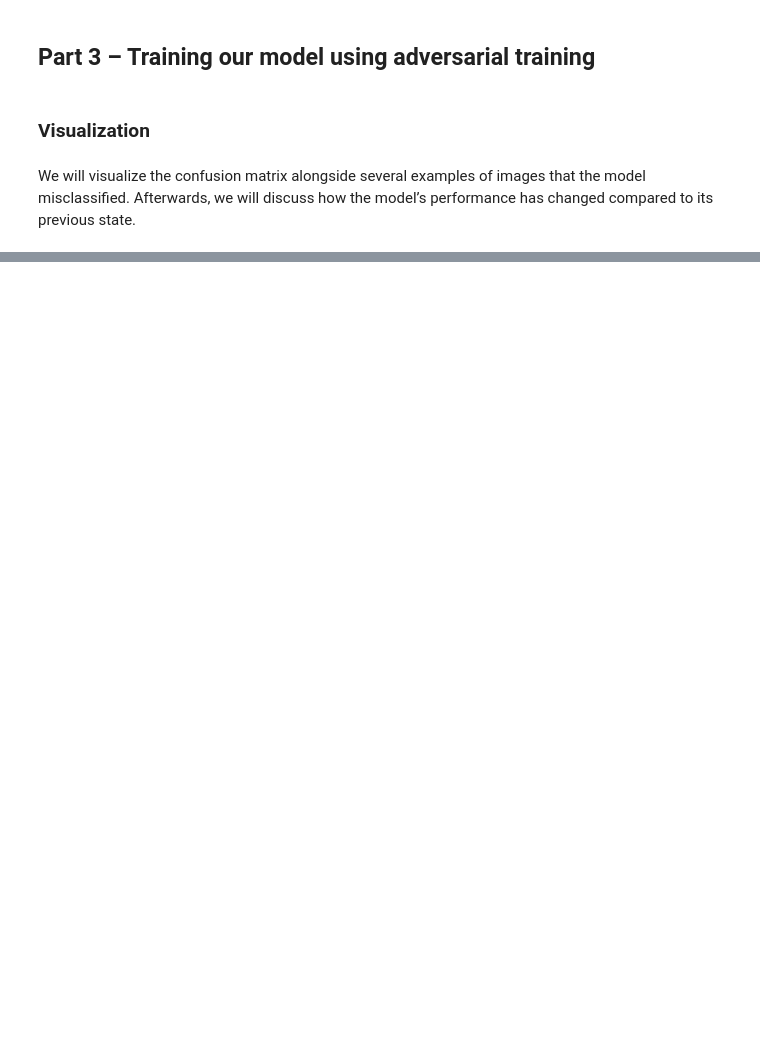
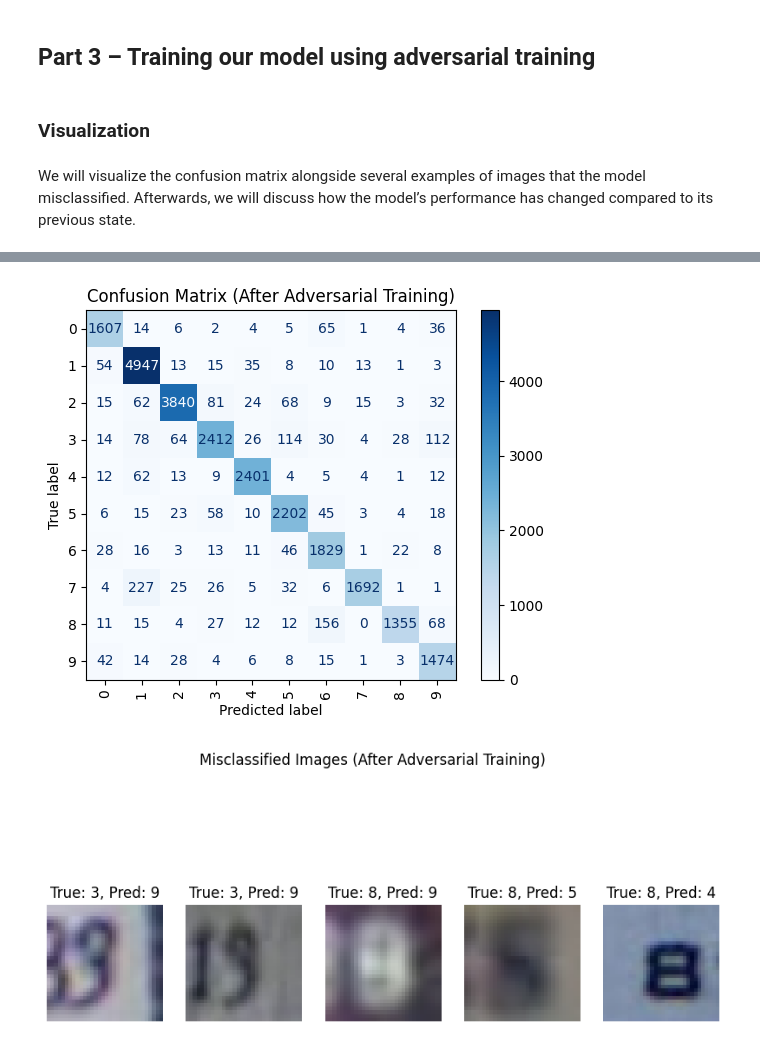
Before and after one commit to rallm/IUST-DL-Fall2025, a Jupyter notebook: HW2/Practical/adversarial_training.ipynb, the cells around one changed output, grey strips where cells are left out. Saved outputs shown, nothing was run; the diff lists cells and outputs as text; code cells hidden in the pictures; blank space fills up the shorter version.

Commit message:
Kaggle Notebook | adversarial_training | version-2

```diff
--- a/HW2/Practical/adversarial_training.ipynb
+++ b/HW2/Practical/adversarial_training.ipynb
@@ -516,28 +564,28 @@ def train_with_adversarial_training(model, train_loader, optimizer, criterion, e
             images, labels = images.to(device), labels.to(device)
 
             # Generate adversarial examples for the current batch.
-            adv_images = #TODO
+            adv_images = generate_adversarial_examples(model, images, labels, epsilon, device).detach()
 
             # Combine the original and adversarial images into a single batch tensor.
-            combined_images = #TODO
+            combined_images = combined_images = torch.cat([images, adv_images], dim=0)
 
             # Create the corresponding label tensor for the combined batch.
-            combined_labels = #TODO
+            combined_labels = torch.cat([labels, labels], dim=0)
 
             # Perform the forward pass on the combined images.
-            outputs = #TODO
+            outputs = model(combined_images)
 
             # Calculate the loss using the combined images and labels.
-            loss = #TODO
+            loss = criterion(outputs, combined_labels)
 
             # Zero the gradients.
-            #TODO
+            optimizer.zero_grad()
 
             # Perform the backward pass.
-            #TODO
+            loss.backward()
 
             # Update the model's weights.
-            #TODO
+            optimizer.step()
 
             # Update statistics
             total_loss += loss.item()
@@ -545,7 +593,7 @@ def train_with_adversarial_training(model, train_loader, optimizer, criterion, e
             total += combined_labels.size(0)
 
             # Update the total number of correct predictions for the epoch.
-            correct += #TODO
+            correct += (predicted == combined_labels).sum().item()
 
         # Print epoch statistics
         accuracy = 100 * correct / total
@@ -561,7 +609,7 @@ def evaluate_robustness(model, test_loader, epsilon, device='cuda'):
 # %%
 model = ImprovedCNN().to('cuda')
 optimizer = torch.optim.SGD(model.parameters(), lr=0.01, momentum=0.9, weight_decay=5e-4)
-criterion = #TODO
+criterion = nn.CrossEntropyLoss()
 
 epsilon = 0.1
 train_with_adversarial_training(model, trainloader, optimizer, criterion, epsilon, device='cuda', num_epochs=20)
@@ -588,19 +659,19 @@ def plot_confusion_matrix(model, dataloader, device='cuda'):
             outputs = model(images)
 
             # Get the predicted labels from the model's outputs.
-            _, predicted = #TODO
+            _, predicted = torch.max(outputs.data, 1)
 
             # Store the ground truth labels for the batch.
-            true_labels.extend(#TODO)
+            true_labels.extend(labels.cpu().numpy())
 
             # Store the predicted labels for the batch.
-            pred_labels.extend(#TODO)
+            pred_labels.extend(predicted.cpu().numpy())
 
     # Compute the confusion matrix using the collected true and predicted labels.
-    cm = #TODO
+    cm = confusion_matrix(true_labels, pred_labels)
 
     # Create a display object for the confusion matrix.
-    disp = #TODO
+    disp = ConfusionMatrixDisplay(confusion_matrix=cm, display_labels=np.arange(10))
 
     # Plot the confusion matrix.
     disp.plot(cmap=plt.cm.Blues, xticks_rotation='vertical')
@@ -619,34 +690,38 @@ def plot_misclassified_images(model, dataloader, device='cuda', num_images=5):
             images, labels = images.to(device), labels.to(device)
             outputs = model(images)
             _, predicted = torch.max(outputs.data, 1)
 
             # Identify misclassified images.
             for img, true_label, pred_label in zip(images, labels, predicted):
                 # Check if the prediction is incorrect and if we have not yet collected enough images.
-                if #TODO:
+                if pred_label != true_label and len(misclassified) < num_images:
                     # If incorrect, append the image, true label, and predicted label to the list.
-                    misclassified.append(#TODO)
+                    misclassified.append((img.cpu(), true_label.cpu(), pred_label.cpu()))
 
     # Plot misclassified images.
     plt.figure(figsize=(10, 5))
     for i, (img, true_label, pred_label) in enumerate(misclassified):
         img = img.numpy()
 
         # Normalize the image to the [0, 1] range for proper display.
-        img = #TODO
+        img = img * 0.5 + 0.5
+        img = np.clip(img, 0, 1) # Ensure values are in [0, 1]
 
         plt.subplot(1, num_images, i + 1)
 
         # Display the image, transposing its dimensions from (C, H, W) to (H, W, C).
-        plt.imshow(#TODO)
+        plt.imshow(np.transpose(img, (1, 2, 0)))
 
         plt.title(f"True: {true_label}, Pred: {pred_label}")
         plt.axis('off')
     plt.suptitle("Misclassified Images (After Adversarial Training)")
     plt.show()
 
 # Visualize Confusion Matrix
 plot_confusion_matrix(model, testloader, device='cuda')
 
 # Visualize Misclassified Images
 plot_misclassified_images(model, testloader, device='cuda', num_images=5)
+# %% [output]
+[figure, added]
+[figure, added]
```
Also changed, not shown: parts of 12 cells of this notebook.
